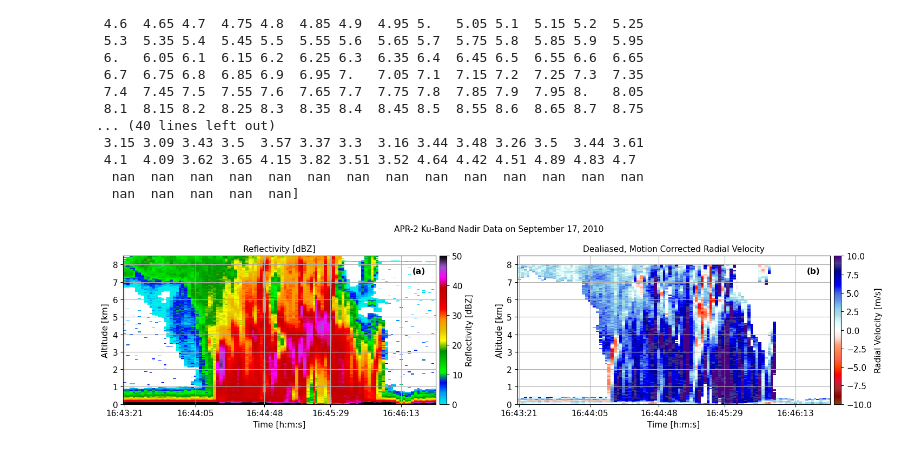
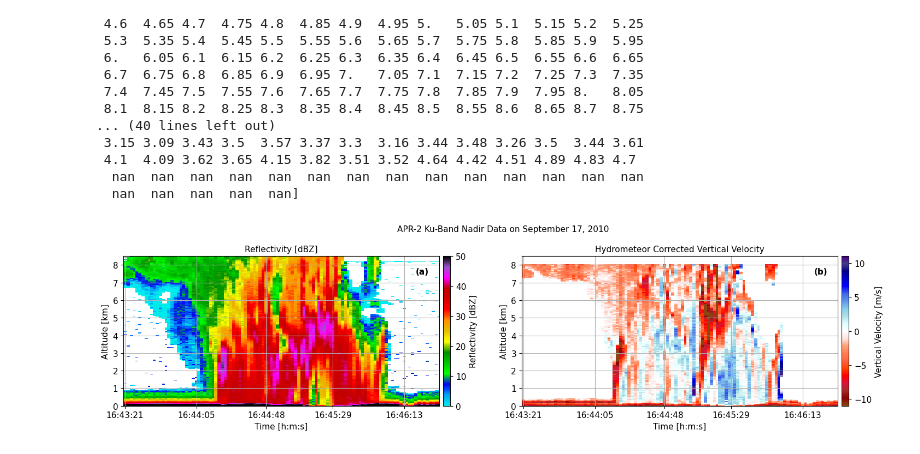
Before and after one commit to hvagasky/HAILMELT_2024manuscript, a Jupyter notebook: APR2_Radar.ipynb, the cells around one changed output. Drawn from its saved outputs; the diff is of its cells as text; code cells hidden in the pictures.

Commit message:
Update code and add input data

```diff
--- a/APR2_Radar.ipynb
+++ b/APR2_Radar.ipynb
@@ -31,7 +31,7 @@ def linear_to_decibel(band):
 # %%
 # Load data
 
-Directory = '/Directory/Data/'
+Directory = '/Users/hvagasky/Data/PMM_Hail/GRIP/APR2/'
 File = 'APR2.100917.163311.26.HDF' # HDF4
 
 hdf = SD(Directory + File, SDC.READ)
@@ -40,11 +40,16 @@ print(hdf.datasets().keys()) # prints variables
 dbz14 = np.array(hdf.select('zhh14'), dtype=float)
 #ku band (bins, ray, scans) (500, 24, 452), 100 scale factor, 30 m resolution, dbz
 
+dbz35 = np.array(hdf.select('zhh35'), dtype=float)
+#ka band (bins, ray, scans) (500, 24, 452), 100 scale factor, 30 m resolution, dbz
+
 vel14 = np.array(hdf.select('vel14'), dtype=float)
 #velocity from ku - band (bins, ray, scans) (500, 24, 452), 100 scale factor, 30 m resolution, m/s
 
+ldr14 = np.array(hdf.select('ldr14'), dtype=float)
+sigma_zero = np.array(hdf.select('sigma_zero'), dtype=float)
+APRspeed = np.array(hdf.select('v_surf'), dtype=float)
 Time = np.array(hdf.select('scantime')) # seconds since 1970-1-1 0:0:0
-
 Latitude = np.array(hdf.select('lat3D'))
 Longitude = np.array(hdf.select('lon3D'))
 Altitude = np.array(hdf.select('alt3D'))
@@ -138,14 +159,22 @@ EndIndex = np.squeeze(np.array(np.where(AdjustedTime >= TimeEnd)))[0]
 
 Height = np.arange(0.4, 9.05, 0.05)
 MeanCorrectedVelocity = np.ones_like(Height)*np.nan
+MedianCorrectedVelocity = np.ones_like(Height)*np.nan
+ThreeFourthCorrectedVelocity = np.ones_like(Height)*np.nan
 
 TEMP1 = np.nanmean(CorrectedVelocity[:, StartIndex:EndIndex], axis=1)
+TEMP2 = np.nanmedian(CorrectedVelocity[:, StartIndex:EndIndex], axis=1)
+TEMP3 = np.nanpercentile(CorrectedVelocity[:, StartIndex:EndIndex], 25, axis=1)
 for i in range(0, len(Height)):
     Index = np.squeeze(np.nanargmin(np.absolute(np.subtract(Altitude, np.ones_like(Altitude)*Height[i]))))
     MeanCorrectedVelocity[i] = TEMP1[Index]
+    MedianCorrectedVelocity[i] = TEMP2[Index]
+    ThreeFourthCorrectedVelocity[i] = TEMP3[Index]
 
 print(Height)
 print(-1*np.round(MeanCorrectedVelocity, 2))
+print(-1*np.round(MedianCorrectedVelocity, 2))
+print(-1*np.round(ThreeFourthCorrectedVelocity, 2))
 # %% [output]
 [0.4  0.45 0.5  0.55 0.6  0.65 0.7  0.75 0.8  0.85 0.9  0.95 1.   1.05
  1.1  1.15 1.2  1.25 1.3  1.35 1.4  1.45 1.5  1.55 1.6  1.65 1.7  1.75
@@ -176,5 +356,5 @@ for i in range(0, len(Latitude)):
 # %%
-# Make radar figure
+# Make manuscript figure
 
 fig = plt.figure(figsize=(15, 4))
 plt.suptitle('APR-2 Ku-Band Nadir Data on September 17, 2010', fontsize=11)
@@ -188,35 +368,35 @@ cbar1.ax.set_ylabel('Reflectivity [dBZ]', fontsize=11)
 ax1.set_ylabel('Altitude [km]', fontsize=11)
 ax1.set_xlabel('Time [h:m:s]', fontsize=11)
 ax1.set_ylim(0, 8.5)
 ax1.set_yticks(np.arange(0, 8.5, 1), (np.arange(0, 8.5, 1, dtype=int)))
 Ticks = np.array(np.round(np.linspace(0, len(Distance)-1, 10)), dtype=int)
 Ticks = Ticks[0:-1]
 ax1.set_xticks(AdjustedTime[Ticks[::2]], ['16:43:21', '16:44:05', '16:44:48', '16:45:29', '16:46:13'])
 ax1.tick_params(axis='y', labelsize=11)
 ax1.tick_params(axis='x', labelsize=11)
 plt.text(AdjustedTime[-9], 7.5, '(a)', fontsize = 11, weight='bold')
 ax1.grid(True)
 
 ax2 = plt.subplot(122)
-ax2.set_title('Dealiased, Motion Corrected Radial Velocity', fontsize=11)
-c2 = ax2.pcolormesh(meshx, meshy, vel14, vmin=-10, vmax=10, cmap=cmap_Rdiff)
+ax2.set_title('Hydrometeor Corrected Vertical Velocity', fontsize=11)
+c2 = ax2.pcolormesh(meshx, meshy, CorrectedVelocity, vmin=-11, vmax=11, cmap=cmap_Rdiff)
 cbar2 = plt.colorbar(c2, ax=ax2, pad=0.01)
 cbar2.ax.tick_params(labelsize=11)
-cbar2.ax.set_ylabel('Radial Velocity [m/s]', fontsize=11)
+cbar2.ax.set_ylabel('Vertical Velocity [m/s]', fontsize=11)
 ax2.set_ylabel('Altitude [km]', fontsize=11)
 ax2.set_xlabel('Time [h:m:s]', fontsize=11)
 ax2.set_ylim(0, 8.5)
 ax2.set_yticks(np.arange(0, 8.5, 1), (np.arange(0, 8.5, 1, dtype=int)))
 Ticks = np.array(np.round(np.linspace(0, len(Distance)-1, 10)), dtype=int)
 Ticks = Ticks[0:-1]
 ax2.set_xticks(AdjustedTime[Ticks[::2]], ['16:43:21', '16:44:05', '16:44:48', '16:45:29', '16:46:13'])
 ax2.tick_params(axis='y', labelsize=11)
 ax2.tick_params(axis='x', labelsize=11)
 plt.text(AdjustedTime[-9], 7.5, '(b)', fontsize = 11, weight='bold')
 ax2.grid(True)
 
 fig.tight_layout()
-plt.savefig(DataDirectory + 'APR2_Profiles.png', facecolor='white', dpi=300)
+plt.savefig('/Users/hvagasky/Python/PMM_Hail/Figures/Manuscript/Figure3.png', facecolor='white', dpi=300)
 plt.show()
 # %% [output]
-[figure, old version]
+[figure, new version]
```
Also changed, not shown: parts of 6 cells of this notebook, 14 other files.
